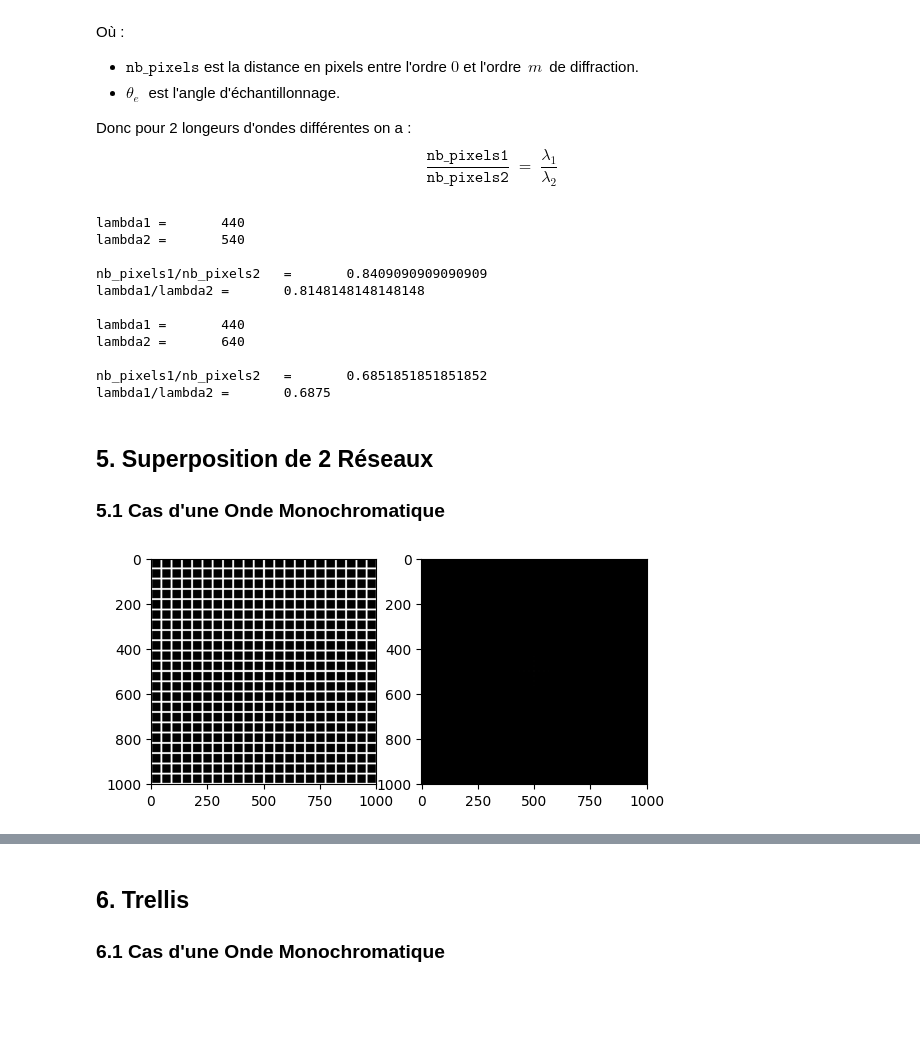
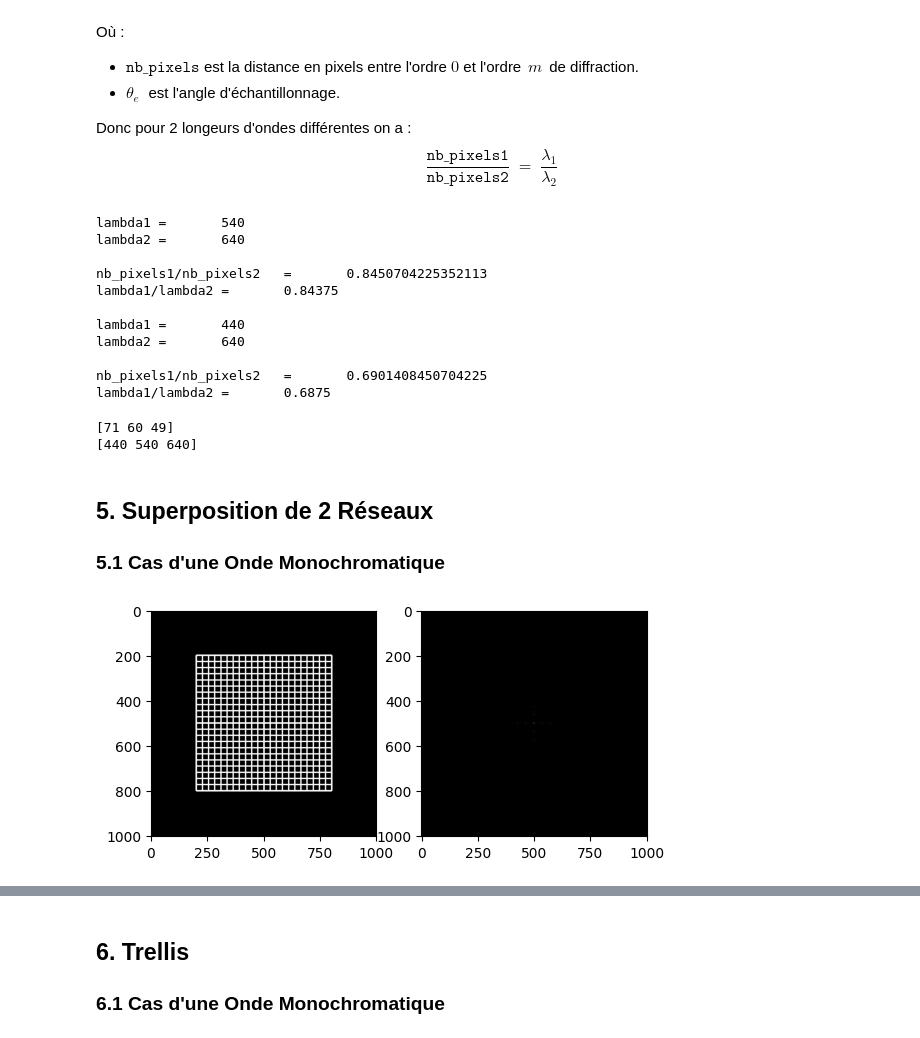
Before and after one commit to fouakh/PM102, a Jupyter notebook: TP3.ipynb, the cells around one changed output, grey strips where cells are left out. Cells and saved outputs as stored; diff of their text form; code cells hidden in the pictures; blank space fills up the shorter version.

Commit message:
Correct important mistakes + DiffOrder TP3

```diff
--- a/TP3.ipynb
+++ b/TP3.ipynb
@@ -208,17 +208,17 @@ plt.show()
 ### 4.1 Cas d'une Onde Monochromatique
 # %%
 a = 4
-N = 40
-d = 1000 / N
+N = 36
+lenWindow = 600
+d = lenWindow / N
 
 x = np.arange(-500, 501, 1)
 X, Y = np.meshgrid(x, x)
 
 grating = np.zeros_like(X)
-
 for i in range(- N // 2, N // 2 + 1):
     x_offset = i * d
-    mask = (np.abs(X - x_offset) <= a / 2)
+    mask = (np.abs(X - x_offset) <= a / 2) & (np.abs(Y) <= lenWindow / 2)
     grating[mask] = 1
 
 plt.subplot(121)
@@ -251,9 +251,7 @@ a\,\text{sinc}\left(\pi u a\right) \dfrac{\sin\left(\pi u Nd\right)}{\sin\left(\
 \end{array}$$
 # %%
 alpha = a * sigma
-M = N * sigma
-M = M.astype(int)
-delta = 1000/M
+delta = d * sigma
 
 Red_Img = np.zeros_like(X, dtype=np.float64)
 Blue_Img = np.zeros_like(X, dtype=np.float64)
@@ -261,9 +259,9 @@ Green_Img = np.zeros_like(X, dtype=np.float64)
 
 for j, wl in enumerate(wavelength):
     grating = np.zeros_like(X)
-    for i in range(-M[j] // 2, M[j] // 2 + 1):
+    for i in range(-N // 2, N // 2 + 1):
         x_offset = i * delta[j]
-        mask = (np.abs(X - x_offset) <= alpha[j] / 2)
+        mask = (np.abs(X - x_offset) <= alpha[j] / 2) & (np.abs(Y) <= lenWindow / 2)
         grating[mask] = 1
 
     ft = np.fft.fftshift(grating)
@@ -325,59 +323,68 @@ Où :
 Donc pour 2 longeurs d'ondes différentes on a :
 $$\dfrac{\texttt{nb_pixels1}}{\texttt{nb_pixels2}} \;=\; \dfrac{\lambda_1}{\lambda_2}$$
 # %%
-for i in range(len(diffraction_order.wavelengths)-1):
-    print(f"lambda1\t=\t{diffraction_order.wavelengths[0]}\nlambda2\t=\t{diffraction_order.wavelengths[i+1]}\n")
-    print(f"nb_pixels1/nb_pixels2\t=\t{diffraction_order.dist_order1[0]/diffraction_order.dist_order1[i+1]}")
-    print(f"lambda1/lambda2\t=\t{diffraction_order.wavelengths[0]/diffraction_order.wavelengths[i+1]}\n")
+dist_ord1 = diffraction_order.dist_order1[::-1]
+wl = diffraction_order.wavelengths[::-1]
+for i in range(len(wl)-1):
+    print(f"lambda1\t=\t{wl[i+1]}\nlambda2\t=\t{wl[0]}\n")
+    print(f"nb_pixels1/nb_pixels2\t=\t{dist_ord1[i+1]/dist_ord1[0]}")
+    print(f"lambda1/lambda2\t=\t{wl[i+1]/wl[0]}\n")
 # %% [output]
-lambda1 =       440
-lambda2 =       540
+lambda1 =       540
+lambda2 =       640
 
-nb_pixels1/nb_pixels2   =       0.8409090909090909
-lambda1/lambda2 =       0.8148148148148148
+nb_pixels1/nb_pixels2   =       0.8450704225352113
+lambda1/lambda2 =       0.84375
 
 lambda1 =       440
 lambda2 =       640
 
-nb_pixels1/nb_pixels2   =       0.6851851851851852
+nb_pixels1/nb_pixels2   =       0.6901408450704225
 lambda1/lambda2 =       0.6875
+# %%
+print(dist_ord1)
+print(wl)
+# %% [output]
+[71 60 49]
+[440 540 640]
 # %% [markdown]
 ## 5. Superposition de 2 Réseaux
 
 ### 5.1 Cas d'une Onde Monochromatique
 # %%
-a = 8
+a = 6
 N = 22
-d = 1000 / N
+lenWindow = 600
+d = lenWindow / N
 
 x = np.arange(-500, 501, 1)
 X, Y = np.meshgrid(x, x)
 
 grating = np.zeros_like(X)
 
 for i in range(-N // 2, N // 2 + 1):
     x_offset = i * d
-    mask = (np.abs(X - x_offset) <= a / 2)
+    mask = (np.abs(X - x_offset) <= a / 2) & (np.abs(Y) <= lenWindow / 2)
     grating[mask] = 1
 for i in range(-N // 2, N // 2 + 1):
     y_offset = i * d
-    mask = (np.abs(Y - y_offset) <= a / 2)
+    mask = (np.abs(Y - y_offset) <= a / 2) & (np.abs(X) <= lenWindow / 2)
     grating[mask] = 1
 
 plt.subplot(121)
 plt.set_cmap("gray")
 plt.imshow(grating)
 
 ft = np.fft.fftshift(grating)
 ft = np.fft.fft2(ft)
 ft = np.fft.fftshift(ft)
 
 plt.subplot(122)
 plt.imshow(abs(ft))
 
 plt.show()
 # %% [output]
-[figure, old version]
+[figure, new version]
 # %% [markdown]
 ### 5.2 Cas d'une Onde Polychromatique
 
```
Also changed, not shown: parts of 12 cells of this notebook, 1 other file.
